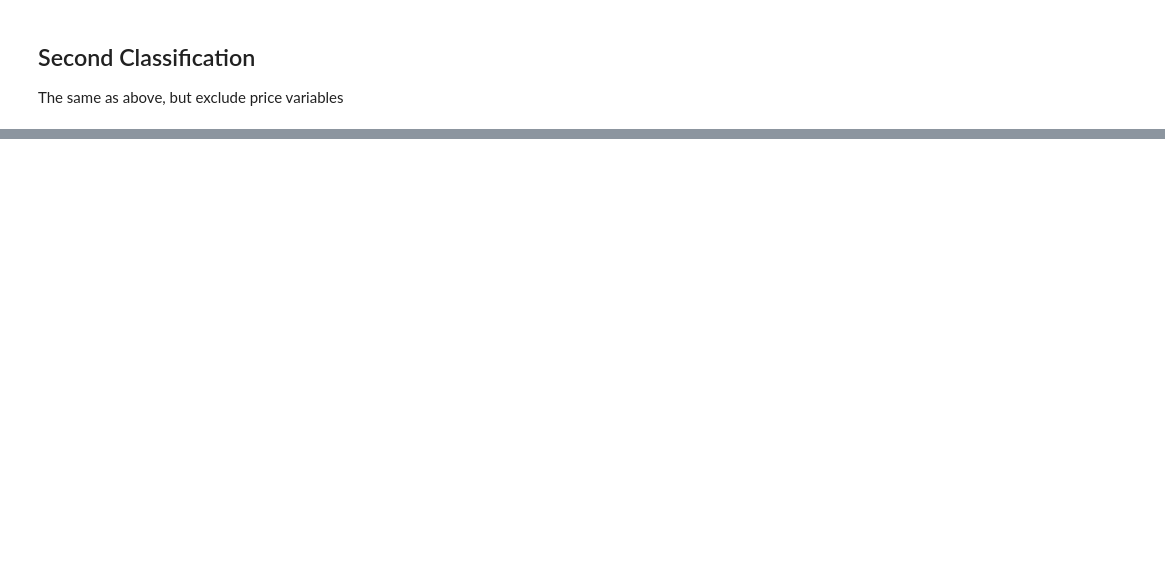
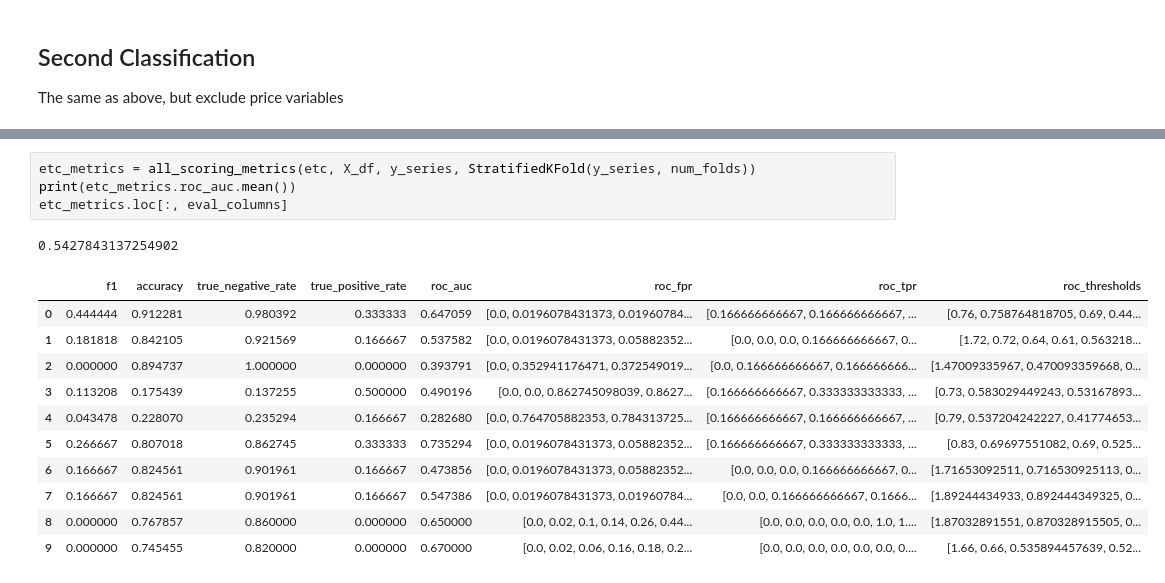
Before and after one commit to giantoak/201604_memex_qpr, a Jupyter notebook: notebooks/go_notebooks/Make Jeff Classifier.ipynb, the cells around one changed output, grey strips where cells are left out. Saved outputs shown, nothing was run; the diff lists cells and outputs as text; blank space fills up the shorter version.

```diff
--- a/notebooks/go_notebooks/Make Jeff Classifier.ipynb
+++ b/notebooks/go_notebooks/Make Jeff Classifier.ipynb
@@ -251,0 +264,17 @@ draw_rocs(rf_metrics, 'Random Forest')
+# %%
+etc_metrics = all_scoring_metrics(etc, X_df, y_series, StratifiedKFold(y_series, num_folds))
+print(etc_metrics.roc_auc.mean())
+etc_metrics.loc[:, eval_columns]
+# %% [output]
+0.5427843137254902
+|  | f1 | accuracy | true_negative_rate | true_positive_rate | roc_auc | roc_fpr | roc_tpr | roc_thresholds |
+| 0 | 0.444444 | 0.912281 | 0.980392 | 0.333333 | 0.647059 | [0.0, 0.0196078431373, 0.01960784... | [0.166666666667, 0.166666666667, ... | [0.76, 0.758764818705, 0.69, 0.44... |
+| 1 | 0.181818 | 0.842105 | 0.921569 | 0.166667 | 0.537582 | [0.0, 0.0196078431373, 0.05882352... | [0.0, 0.0, 0.0, 0.166666666667, 0... | [1.72, 0.72, 0.64, 0.61, 0.563218... |
+| 2 | 0.000000 | 0.894737 | 1.000000 | 0.000000 | 0.393791 | [0.0, 0.352941176471, 0.372549019... | [0.0, 0.166666666667, 0.166666666... | [1.47009335967, 0.470093359668, 0... |
+| 3 | 0.113208 | 0.175439 | 0.137255 | 0.500000 | 0.490196 | [0.0, 0.0, 0.862745098039, 0.8627... | [0.166666666667, 0.333333333333, ... | [0.73, 0.583029449243, 0.53167893... |
+| 4 | 0.043478 | 0.228070 | 0.235294 | 0.166667 | 0.282680 | [0.0, 0.764705882353, 0.784313725... | [0.166666666667, 0.166666666667, ... | [0.79, 0.537204242227, 0.41774653... |
+| 5 | 0.266667 | 0.807018 | 0.862745 | 0.333333 | 0.735294 | [0.0, 0.0196078431373, 0.05882352... | [0.166666666667, 0.333333333333, ... | [0.83, 0.69697551082, 0.69, 0.525... |
+| 6 | 0.166667 | 0.824561 | 0.901961 | 0.166667 | 0.473856 | [0.0, 0.0196078431373, 0.05882352... | [0.0, 0.0, 0.0, 0.166666666667, 0... | [1.71653092511, 0.716530925113, 0... |
+| 7 | 0.166667 | 0.824561 | 0.901961 | 0.166667 | 0.547386 | [0.0, 0.0196078431373, 0.01960784... | [0.0, 0.0, 0.166666666667, 0.1666... | [1.89244434933, 0.892444349325, 0... |
+| 8 | 0.000000 | 0.767857 | 0.860000 | 0.000000 | 0.650000 | [0.0, 0.02, 0.1, 0.14, 0.26, 0.44... | [0.0, 0.0, 0.0, 0.0, 0.0, 1.0, 1.... | [1.87032891551, 0.870328915505, 0... |
+| 9 | 0.000000 | 0.745455 | 0.820000 | 0.000000 | 0.670000 | [0.0, 0.02, 0.06, 0.16, 0.18, 0.2... | [0.0, 0.0, 0.0, 0.0, 0.0, 0.0, 0.... | [1.66, 0.66, 0.535894457639, 0.52... |
```
Also changed, not shown: parts of 20 cells of this notebook, 1 other file.
